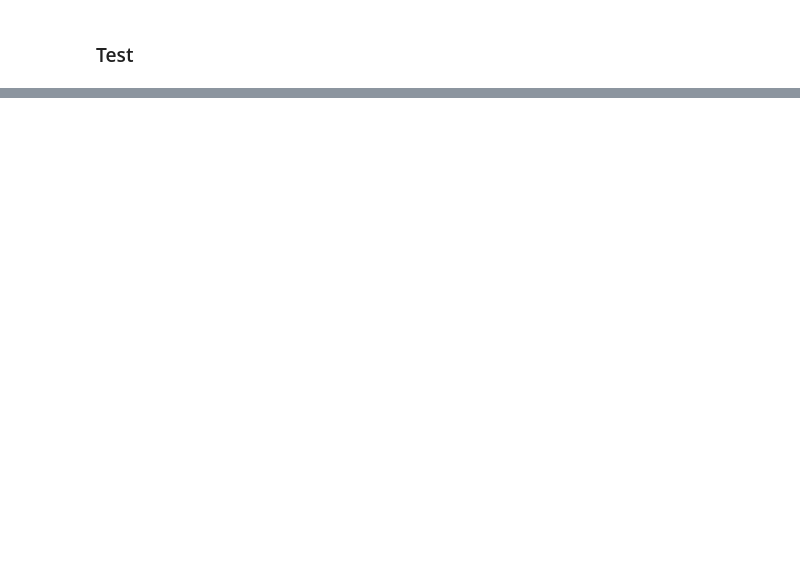
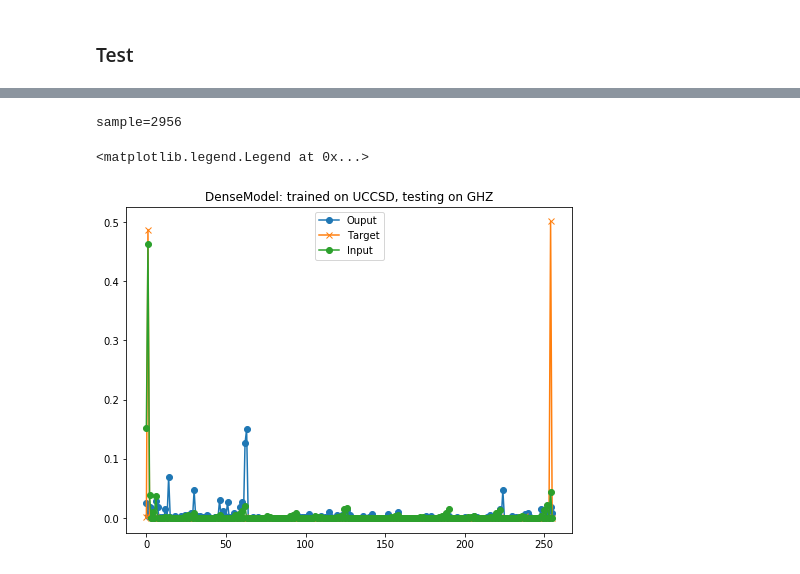
Before and after one commit to nlaanait/qcdenoise, a Jupyter notebook: examples/train.ipynb, the cells around one changed output, grey strips where cells are left out. Saved outputs shown, nothing was run; the diff lists cells and outputs as text; code cells hidden in the pictures; blank space fills up the shorter version.

```diff
--- a/examples/train.ipynb
+++ b/examples/train.ipynb
@@ -147,0 +198,18 @@ sample=5682
+# %%
+idx = np.random.randint(0, len(UCCSD_testdata)-1)
+print('sample=%d'%idx)
+inputs, targets = GHZ_testdata[idx]['input'], GHZ_testdata[idx]['target']
+with torch.no_grad():
+    net = uccsd_net.to('cpu')
+    inputs = torch.unsqueeze(inputs,0)
+    outputs = net(inputs)
+fig,ax = plt.subplots(1,1, figsize=(8,6))
+ax.plot(np.squeeze(outputs.numpy()), label='Ouput', marker='o')
+ax.plot(np.squeeze(targets.numpy()), label='Target', marker='x')
+ax.plot(np.squeeze(inputs.numpy()), label='Input', marker='o')
+ax.set_title('DenseModel: trained on UCCSD, testing on GHZ')
+ax.legend()
+# %% [output]
+sample=2956
+<matplotlib.legend.Legend at 0x...>
+[figure, added]
```
Also changed, not shown: parts of 12 cells of this notebook, 4 other files.
